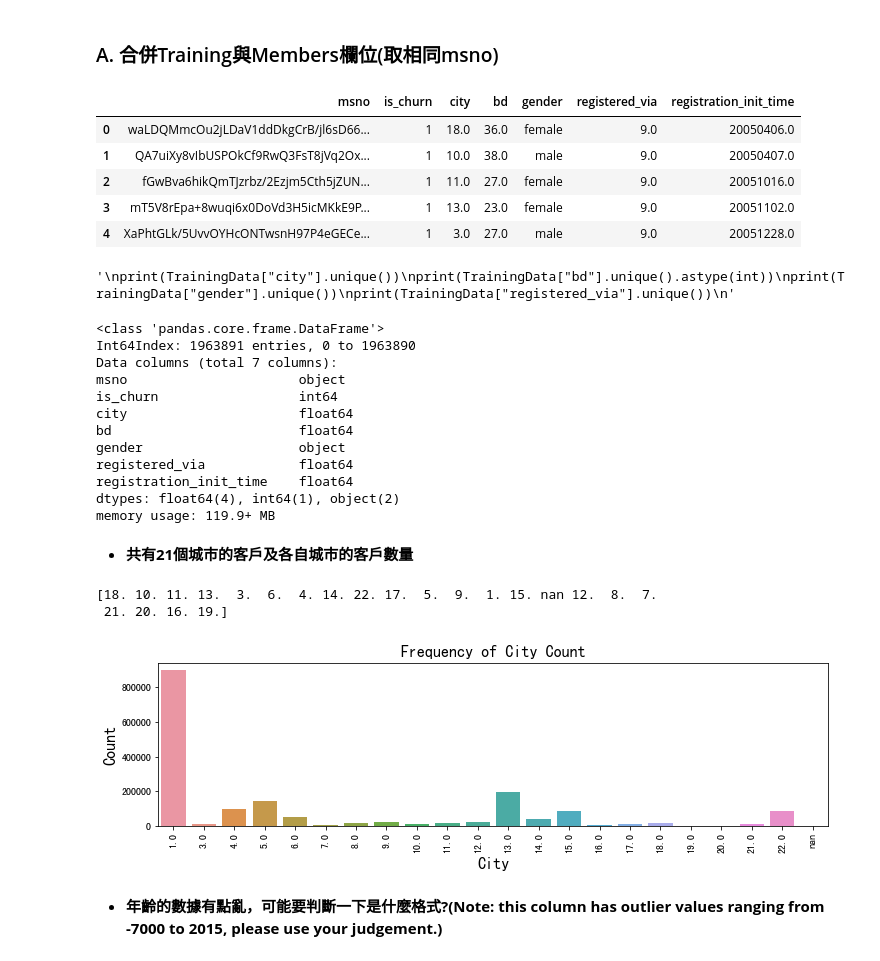
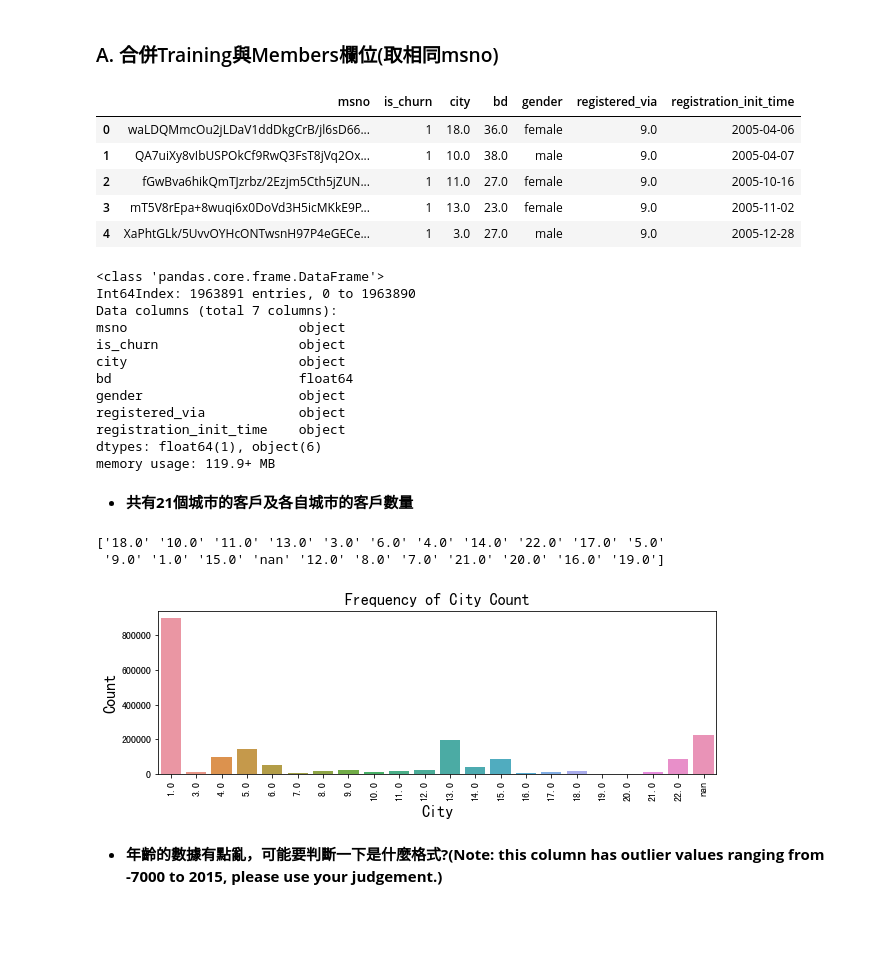
Before and after one commit to imiKao/KKBoxProject_for_TcfstCourse, a Jupyter notebook: KKboxAnalysis_特徵工程.ipynb, the cells around one changed output. Drawn from its saved outputs; the diff is of its cells as text; code cells hidden in the pictures; blank space fills up the shorter version.

```diff
--- a/KKboxAnalysis_特徵工程.ipynb
+++ b/KKboxAnalysis_特徵工程.ipynb
@@ -535,25 +404,20 @@ print(f'userlogV2: {kk_userlogV2.shape}')
 ### A. 合併Training與Members欄位(取相同msno)
 # %%
 TrainingData = pd.merge(kk_train, kk_members, how="left", on="msno")
+# %%
+TrainingData['is_churn'] = TrainingData['is_churn'].astype('str')
+TrainingData['city'] = TrainingData['city'].astype('str')
+TrainingData['registered_via'] = TrainingData['registered_via'].astype('str')
+TrainingData['registration_init_time'] = TrainingData.registration_init_time.apply(lambda x: datetime.strptime(str(int(x)), "%Y%m%d").date() if pd.notnull(x) else "NAN" )
 # %%
 TrainingData.head()
 # %% [output]
 |  | msno | is_churn | city | bd | gender | registered_via | registration_init_time |
-| 0 | waLDQMmcOu2jLDaV1ddDkgCrB/jl6sD66... | 1 | 18.0 | 36.0 | female | 9.0 | 20050406.0 |
-| 1 | QA7uiXy8vIbUSPOkCf9RwQ3FsT8jVq2Ox... | 1 | 10.0 | 38.0 | male | 9.0 | 20050407.0 |
-| 2 | fGwBva6hikQmTJzrbz/2Ezjm5Cth5jZUN... | 1 | 11.0 | 27.0 | female | 9.0 | 20051016.0 |
-| 3 | mT5V8rEpa+8wuqi6x0DoVd3H5icMKkE9P... | 1 | 13.0 | 23.0 | female | 9.0 | 20051102.0 |
-| 4 | XaPhtGLk/5UvvOYHcONTwsnH97P4eGECe... | 1 | 3.0 | 27.0 | male | 9.0 | 20051228.0 |
+| 0 | waLDQMmcOu2jLDaV1ddDkgCrB/jl6sD66... | 1 | 18.0 | 36.0 | female | 9.0 | 2005-04-06 |
+| 1 | QA7uiXy8vIbUSPOkCf9RwQ3FsT8jVq2Ox... | 1 | 10.0 | 38.0 | male | 9.0 | 2005-04-07 |
+| 2 | fGwBva6hikQmTJzrbz/2Ezjm5Cth5jZUN... | 1 | 11.0 | 27.0 | female | 9.0 | 2005-10-16 |
+| 3 | mT5V8rEpa+8wuqi6x0DoVd3H5icMKkE9P... | 1 | 13.0 | 23.0 | female | 9.0 | 2005-11-02 |
+| 4 | XaPhtGLk/5UvvOYHcONTwsnH97P4eGECe... | 1 | 3.0 | 27.0 | male | 9.0 | 2005-12-28 |
-# %%
-# 確認各欄位值是否有問題
-'''
-print(TrainingData["city"].unique())
-print(TrainingData["bd"].unique().astype(int))
-print(TrainingData["gender"].unique())
-print(TrainingData["registered_via"].unique())
-'''
-# %% [output]
-'\nprint(TrainingData["city"].unique())\nprint(TrainingData["bd"].unique().astype(int))\nprint(TrainingData["gender"].unique())\nprint(TrainingData["registered_via"].unique())\n'
 # %%
 TrainingData.info()
 # %% [output]
@@ -561,13 +425,13 @@ TrainingData.info()
 Int64Index: 1963891 entries, 0 to 1963890
 Data columns (total 7 columns):
 msno                      object
-is_churn                  int64
-city                      float64
+is_churn                  object
+city                      object
 bd                        float64
 gender                    object
-registered_via            float64
-registration_init_time    float64
-dtypes: float64(4), int64(1), object(2)
+registered_via            object
+registration_init_time    object
+dtypes: float64(1), object(6)
 memory usage: 119.9+ MB
 # %% [markdown]
 * **共有21個城市的客戶及各自城市的客戶數量**
@@ -575,20 +439,20 @@ memory usage: 119.9+ MB
 print(TrainingData["city"].unique()) # 用戶所在城市共有21種
 # print(TrainingData["city"].value_counts())  # 各城市各自有多少用戶
 # %% [output]
-[18. 10. 11. 13.  3.  6.  4. 14. 22. 17.  5.  9.  1. 15. nan 12.  8.  7.
- 21. 20. 16. 19.]
+['18.0' '10.0' '11.0' '13.0' '3.0' '6.0' '4.0' '14.0' '22.0' '17.0' '5.0'
+ '9.0' '1.0' '15.0' 'nan' '12.0' '8.0' '7.0' '21.0' '20.0' '16.0' '19.0']
 # %%
-plt.figure(figsize=(12,3))
+plt.figure(figsize=(10,3))
 city_order = TrainingData['city'].unique()
 city_order=sorted(city_order, key=lambda x: float(x))
 sns.countplot(x="city", data=TrainingData , order = city_order)
 plt.ylabel('Count', fontsize=16)
 plt.xlabel('City', fontsize=16)
 plt.xticks(rotation='vertical')
 plt.title("Frequency of City Count", fontsize=16)
 plt.show()
 # %% [output]
-[figure, old version]
+[figure, new version]
 # %% [markdown]
 * **年齡的數據有點亂，可能要判斷一下是什麼格式?(Note: this column has outlier values ranging from -7000 to 2015, please use your judgement.)**
 # %%
```
Also changed, not shown: parts of 116 cells of this notebook.
